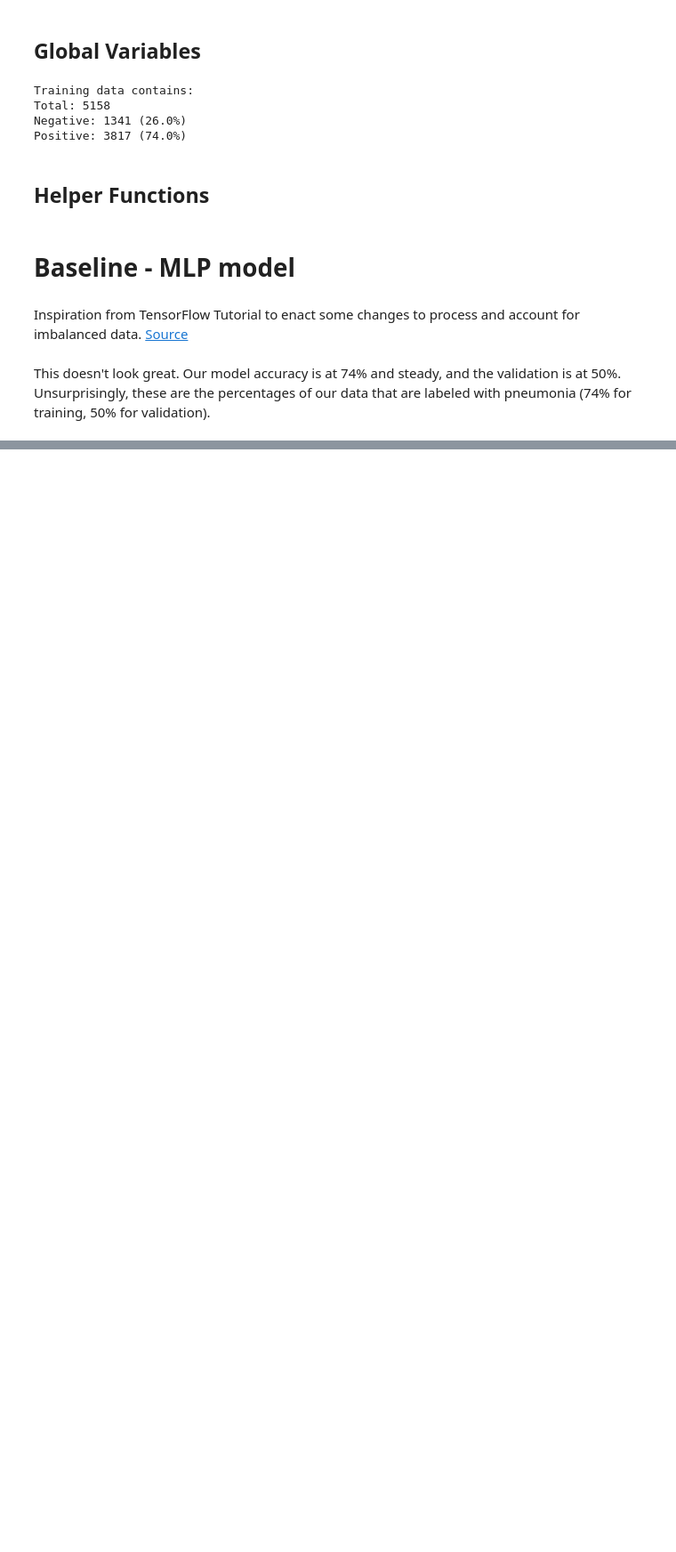
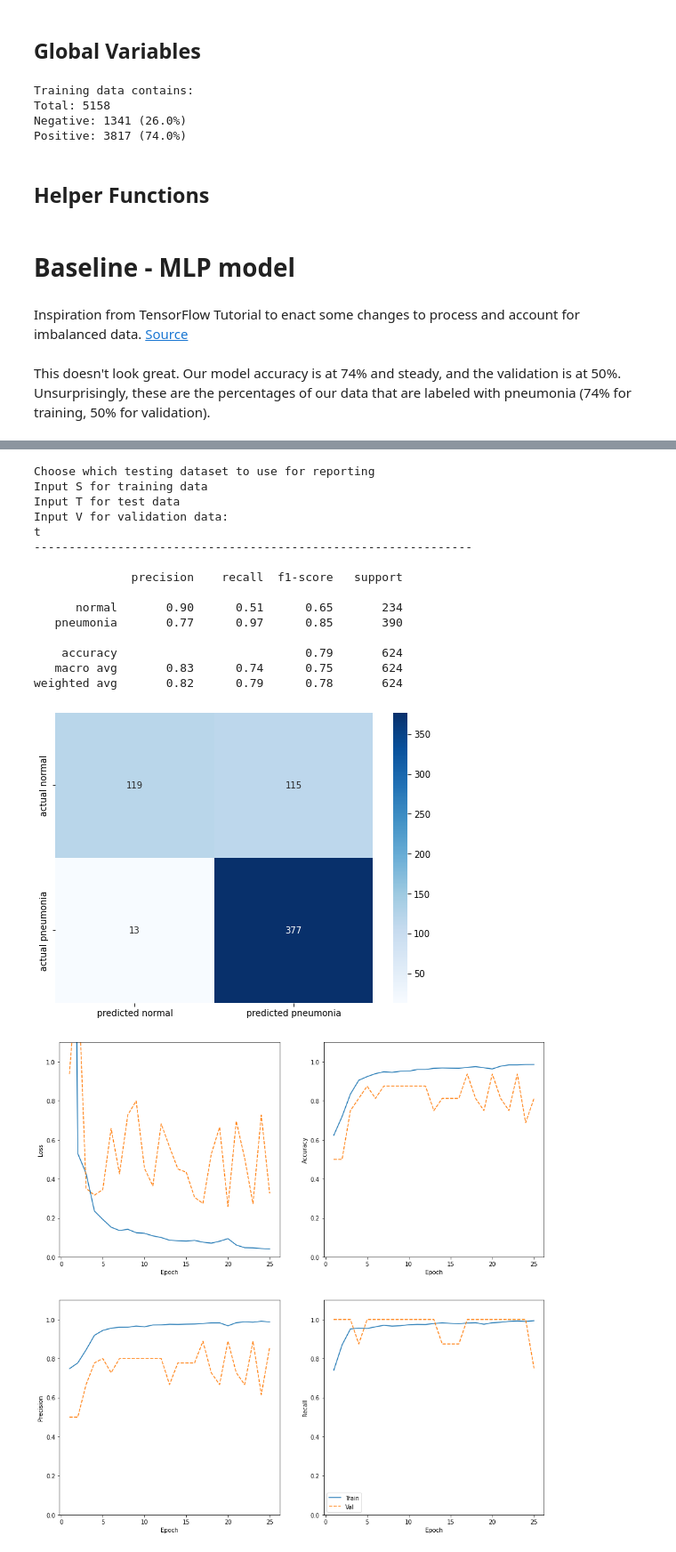
Before and after one commit to brtracy/phase_4_project, a Jupyter notebook: phase_4_project.ipynb, the cells around one changed output, grey strips where cells are left out. Shown at 89% size. Saved outputs shown, nothing was run; the diff lists cells and outputs as text; code cells hidden in the pictures; blank space fills up the shorter version.

```diff
--- a/phase_4_project.ipynb
+++ b/phase_4_project.ipynb
@@ -313,0 +271,4 @@ for folder in folder_names:
+# %%
+train_df = images_df[images_df.folder == 'train'][['image_array', 'target']]
+test_df = images_df[images_df.folder == 'test'][['image_array', 'target']]
+val_df = images_df[images_df.folder == 'val'][['image_array', 'target']]
@@ -665,0 +695,21 @@ weighted avg       0.82      0.81      0.81        16
+# %%
+def make_cnn_model():
+
+    model = Sequential()
+    model.add(Conv2D(32, (3,3), activation='relu', input_shape=(256,256,1)))
+    model.add(MaxPooling2D((2,2)))
+    model.add(Conv2D(64, (3,3), activation='relu'))
+    model.add(MaxPooling2D((2,2)))
+    model.add(Conv2D(128, (3,3), activation='relu'))
+    model.add(Flatten())
+    model.add(Dense(512, activation='relu'))
+    model.add(Dropout(0.3))
+    model.add(Dense(1, activation='sigmoid'))
+    model.compile(loss='binary_crossentropy',
+                  optimizer='adam',
+                  metrics=METRICS)
+
+    return model
+
+cnn_model_v3 = make_cnn_model()
+cnn_model_v3.summary()
@@ -665,0 +734,8 @@ weighted avg       0.82      0.81      0.81        16
+# %%
+EPOCHS = 25
+BATCH_SIZE = 512
+
+cnn_model_v3_results = cnn_model_v3.fit(X_train, y_train,
+                                        batch_size=BATCH_SIZE,
+                                        epochs=EPOCHS,
+                                        validation_data=(X_val, y_val))
@@ -665,0 +760,20 @@ weighted avg       0.82      0.81      0.81        16
+# %%
+full_report(cnn_model_v3, cnn_model_v3_results)
+# %% [output]
+Choose which testing dataset to use for reporting
+Input S for training data
+Input T for test data
+Input V for validation data:
+t
+---------------------------------------------------------------
+
+              precision    recall  f1-score   support
+
+      normal       0.90      0.51      0.65       234
+   pneumonia       0.77      0.97      0.85       390
+
+    accuracy                           0.79       624
+   macro avg       0.83      0.74      0.75       624
+weighted avg       0.82      0.79      0.78       624
+[figure, added]
+[figure, added]
```
Also changed, not shown: parts of 86 cells of this notebook, 4 other files.
